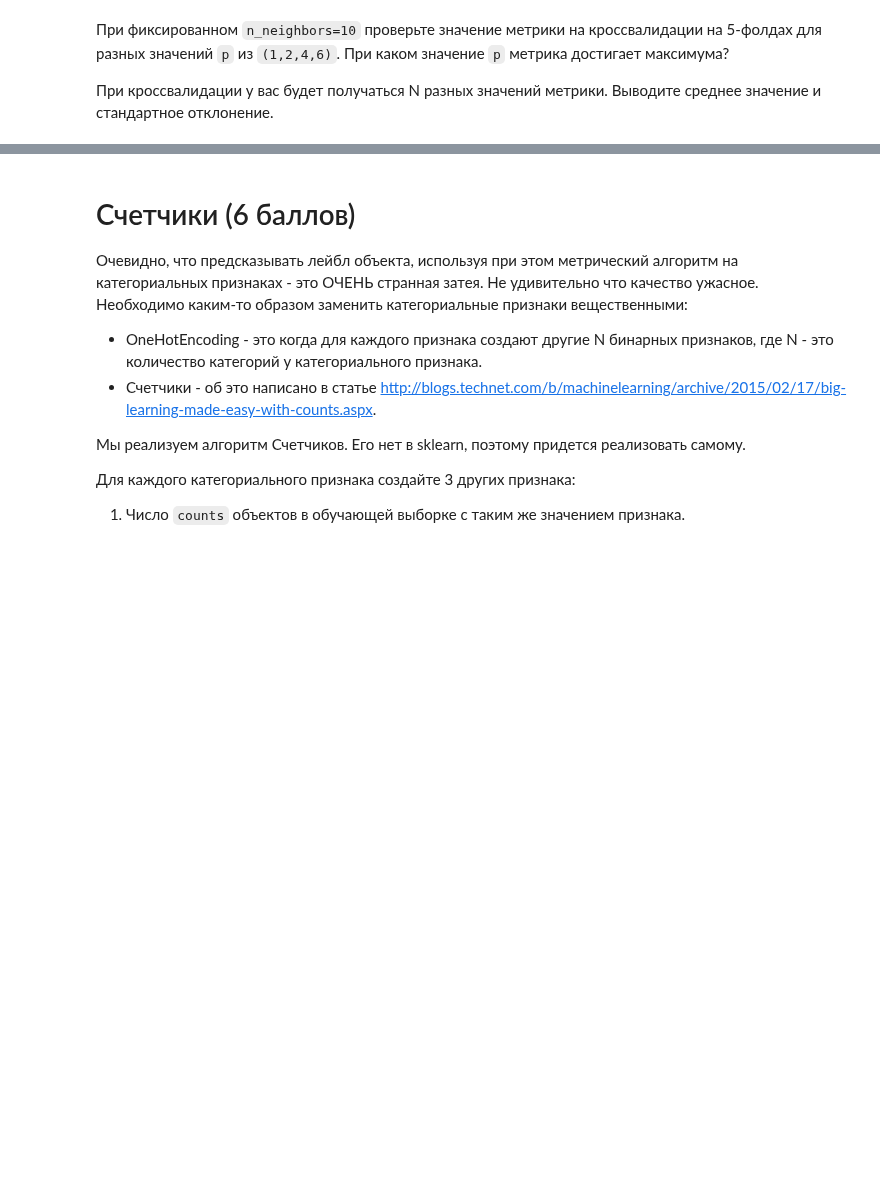
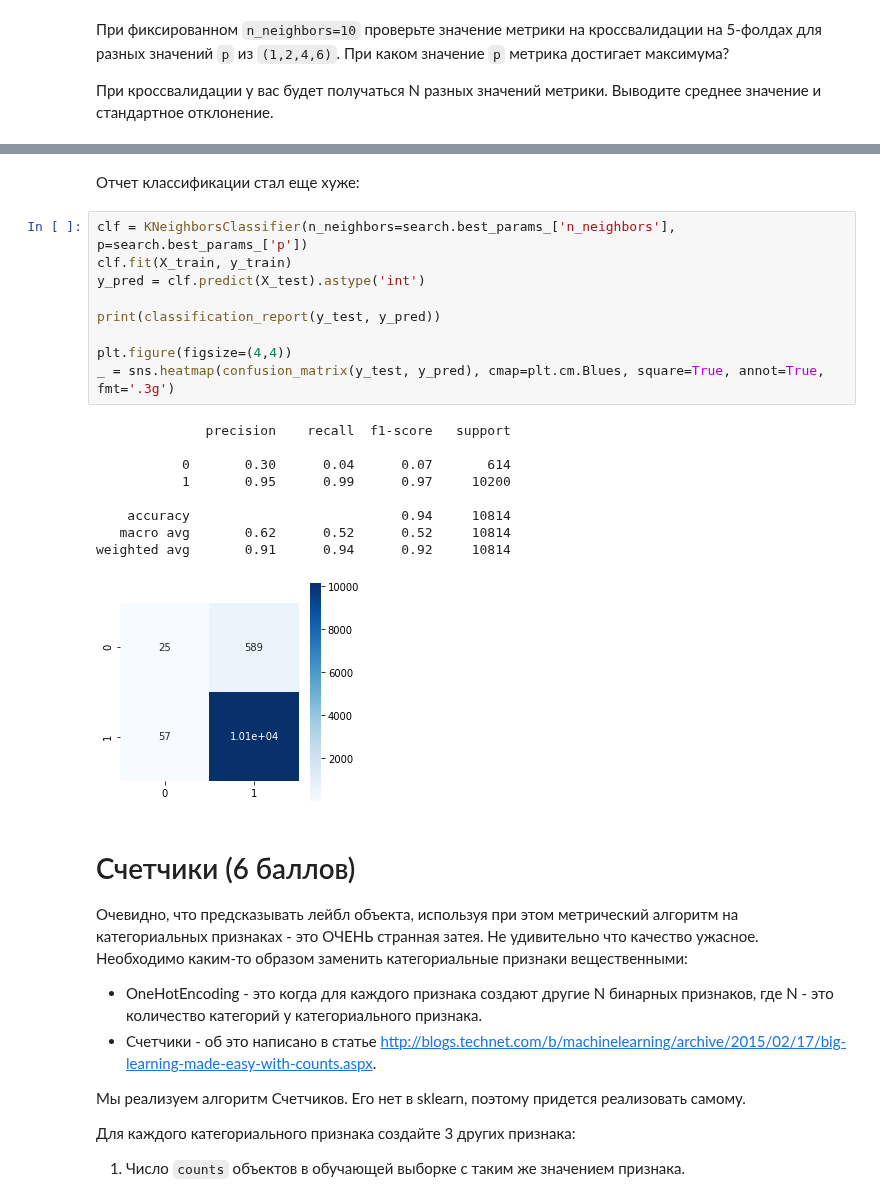
Before and after one commit to D7nis/Course-ML-Classic, a Jupyter notebook: Practice/6. Классификация, kNN/06-01-classification_DDA.ipynb, the cells around one changed output, grey strips where cells are left out. Drawn from its saved outputs; the diff is of its cells as text; blank space fills up the shorter version.

```diff
--- a/Practice/6. Классификация, kNN/06-01-classification_DDA.ipynb
+++ b/Practice/6. Классификация, kNN/06-01-classification_DDA.ipynb
@@ -88,3 +252,24 @@ X_train, X_test, y_train, y_test = train_test_split(X, y, random_state=42, test_
+# %% [markdown]
+Отчет классификации стал еще хуже:
+# %%
+clf = KNeighborsClassifier(n_neighbors=search.best_params_['n_neighbors'], p=search.best_params_['p'])
+clf.fit(X_train, y_train)
+y_pred = clf.predict(X_test).astype('int')
+
+print(classification_report(y_test, y_pred))
+
+plt.figure(figsize=(4,4))
+_ = sns.heatmap(confusion_matrix(y_test, y_pred), cmap=plt.cm.Blues, square=True, annot=True, fmt='.3g')
+# %% [output]
+              precision    recall  f1-score   support
+
+           0       0.30      0.04      0.07       614
+           1       0.95      0.99      0.97     10200
+
+    accuracy                           0.94     10814
+   macro avg       0.62      0.52      0.52     10814
+weighted avg       0.91      0.94      0.92     10814
+[figure, added]
 # %% [markdown]
 # Счетчики (6 баллов)
 
```
Also changed, not shown: parts of 33 cells of this notebook, 2 other files.
